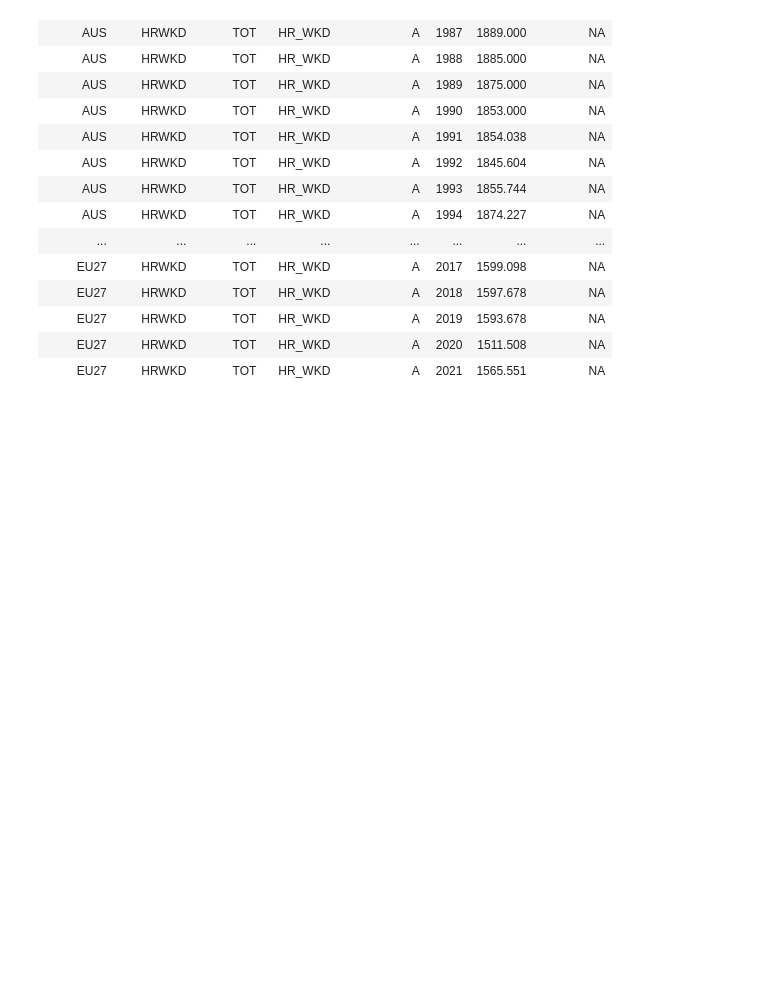
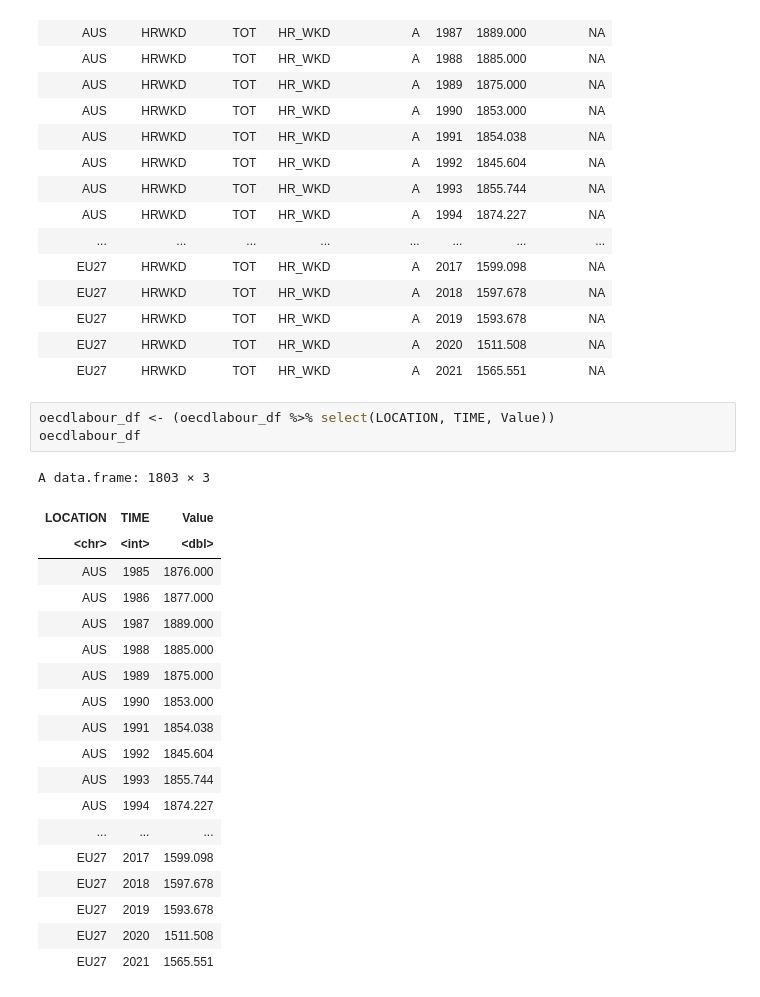
Before and after one commit to yyqbb/DATA201-Group-Project-2022, a Jupyter notebook: oecdlabour.ipynb, the cells around one changed output. Cells and saved outputs as stored; diff of their text form; blank space fills up the shorter version.

```diff
--- a/oecdlabour.ipynb
+++ b/oecdlabour.ipynb
@@ -45,3 +101,26 @@ A data.frame: 1803 × 8
 | EU27 | HRWKD | TOT | HR_WKD | A | 2019 | 1593.678 | NA |
 | EU27 | HRWKD | TOT | HR_WKD | A | 2020 | 1511.508 | NA |
 | EU27 | HRWKD | TOT | HR_WKD | A | 2021 | 1565.551 | NA |
+# %%
+oecdlabour_df <- (oecdlabour_df %>% select(LOCATION, TIME, Value))
+oecdlabour_df
+# %% [output]
+A data.frame: 1803 × 3
+| LOCATION | TIME | Value |
+| <chr> | <int> | <dbl> |
+| AUS | 1985 | 1876.000 |
+| AUS | 1986 | 1877.000 |
+| AUS | 1987 | 1889.000 |
+| AUS | 1988 | 1885.000 |
+| AUS | 1989 | 1875.000 |
+| AUS | 1990 | 1853.000 |
+| AUS | 1991 | 1854.038 |
+| AUS | 1992 | 1845.604 |
+| AUS | 1993 | 1855.744 |
+| AUS | 1994 | 1874.227 |
+| ... | ... | ... |
+| EU27 | 2017 | 1599.098 |
+| EU27 | 2018 | 1597.678 |
+| EU27 | 2019 | 1593.678 |
+| EU27 | 2020 | 1511.508 |
+| EU27 | 2021 | 1565.551 |
```
Also changed, not shown: parts of 7 cells of this notebook, 1 other file.
